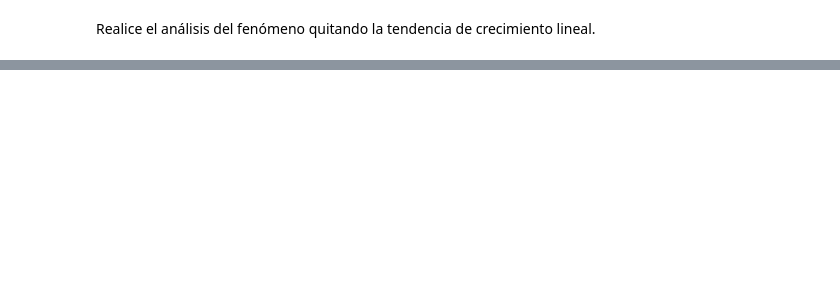
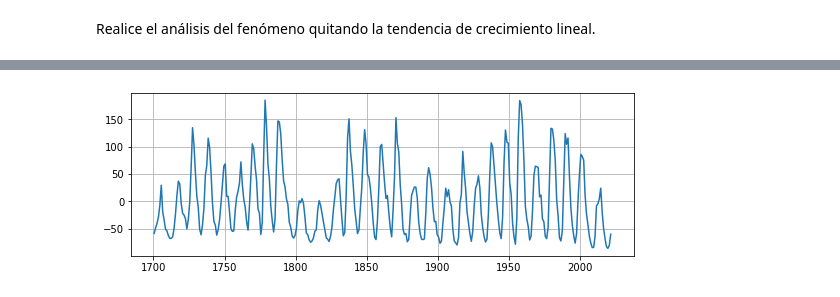
Before and after one commit to pierrediazp/Se-ales_y_Sistemas, a Jupyter notebook: ManchasSolares.ipynb, the cells around one changed output, grey strips where cells are left out. Saved outputs shown, nothing was run; the diff lists cells and outputs as text; code cells hidden in the pictures; blank space fills up the shorter version.

```diff
--- a/ManchasSolares.ipynb
+++ b/ManchasSolares.ipynb
@@ -160,0 +160,7 @@ $$P(t) = a_0 + a_1t + a_2t^2 + a_3t^3 ...$$
+# %%
+x_limpia = x - x_trend
+plt.rcParams['figure.figsize'] = 9, 3
+plt.plot(t,x_limpia)
+plt.grid()
+# %% [output]
+[figure, added]
```
Also changed, not shown: parts of 11 cells of this notebook, 3 other files.
